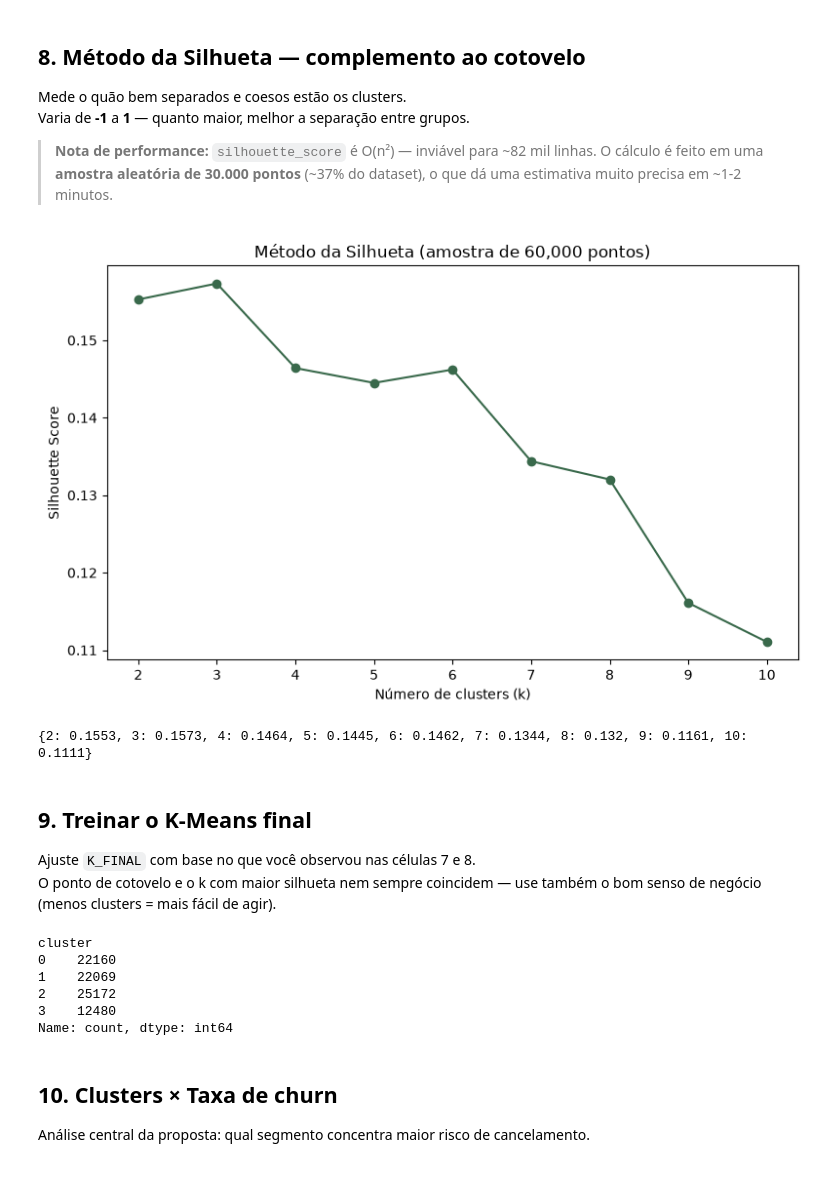
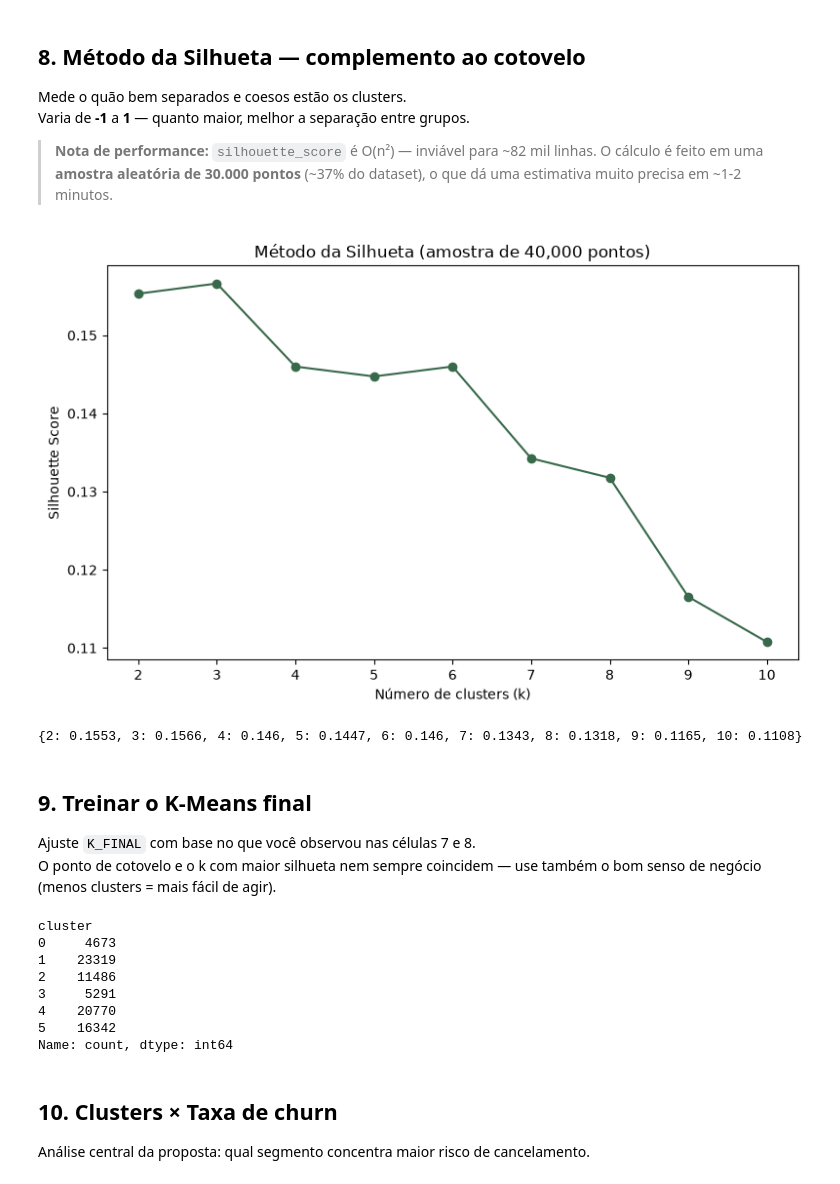
Before and after one commit to cauedpinheiro/equipe5_PRT, a Jupyter notebook: notebooks/clusterização/clusterizacao_clientes.ipynb, the cells around one changed output. Drawn from its saved outputs; the diff is of its cells as text; code cells hidden in the pictures.

```diff
--- a/notebooks/clusterização/clusterizacao_clientes.ipynb
+++ b/notebooks/clusterização/clusterizacao_clientes.ipynb
@@ -229,38 +229,38 @@ Varia de **-1** a **1** — quanto maior, melhor a separação entre grupos.
 
 > **Nota de performance:** `silhouette_score` é O(n²) — inviável para ~82 mil linhas. O cálculo é feito em uma **amostra aleatória de 30.000 pontos** (~37% do dataset), o que dá uma estimativa muito precisa em ~1-2 minutos.
 # %%
-SILHOUETTE_SAMPLE = 60_000
+SILHOUETTE_SAMPLE = 40_000
 rng = np.random.default_rng(RANDOM_STATE)
 
 silhuetas = []
 
 for k in k_range:
     km     = KMeans(n_clusters=k, random_state=RANDOM_STATE, n_init=10)
     labels = km.fit_predict(X_scaled)
 
     idx   = rng.choice(len(X_scaled), size=SILHOUETTE_SAMPLE, replace=False)
     score = silhouette_score(X_scaled[idx], labels[idx])
     silhuetas.append(score)
 
 fig, ax = plt.subplots(figsize=(8, 5))
 ax.plot(k_range, silhuetas, marker="o", color=PRT_GREEN)
 ax.set_xlabel("Número de clusters (k)")
 ax.set_ylabel("Silhouette Score")
 ax.set_title(f"Método da Silhueta (amostra de {SILHOUETTE_SAMPLE:,} pontos)")
 plt.tight_layout()
 plt.show()
 
 print(dict(zip(k_range, [round(s, 4) for s in silhuetas])))
 # %% [output]
-[figure, old version]
+[figure, new version]
-{2: 0.1553, 3: 0.1573, 4: 0.1464, 5: 0.1445, 6: 0.1462, 7: 0.1344, 8: 0.132, 9: 0.1161, 10: 0.1111}
+{2: 0.1553, 3: 0.1566, 4: 0.146, 5: 0.1447, 6: 0.146, 7: 0.1343, 8: 0.1318, 9: 0.1165, 10: 0.1108}
 # %% [markdown]
 ## 9. Treinar o K-Means final
 
 Ajuste `K_FINAL` com base no que você observou nas células 7 e 8.
 O ponto de cotovelo e o k com maior silhueta nem sempre coincidem — use também o bom senso de negócio (menos clusters = mais fácil de agir).
 # %%
-K_FINAL = 4  # AJUSTE conforme a análise das células 7 e 8
+K_FINAL = 6  # AJUSTE conforme a análise das células 7 e 8
 
 kmeans_final   = KMeans(n_clusters=K_FINAL, random_state=RANDOM_STATE, n_init=10)
 df["cluster"]  = kmeans_final.fit_predict(X_scaled)
@@ -268,10 +268,12 @@ df["cluster"]  = kmeans_final.fit_predict(X_scaled)
 print(df["cluster"].value_counts().sort_index())
 # %% [output]
 cluster
-0    22160
-1    22069
-2    25172
-3    12480
+0     4673
+1    23319
+2    11486
+3     5291
+4    20770
+5    16342
 Name: count, dtype: int64
 # %% [markdown]
 ## 10. Clusters × Taxa de churn
```
Also changed, not shown: parts of 3 cells of this notebook, 1 other file.
